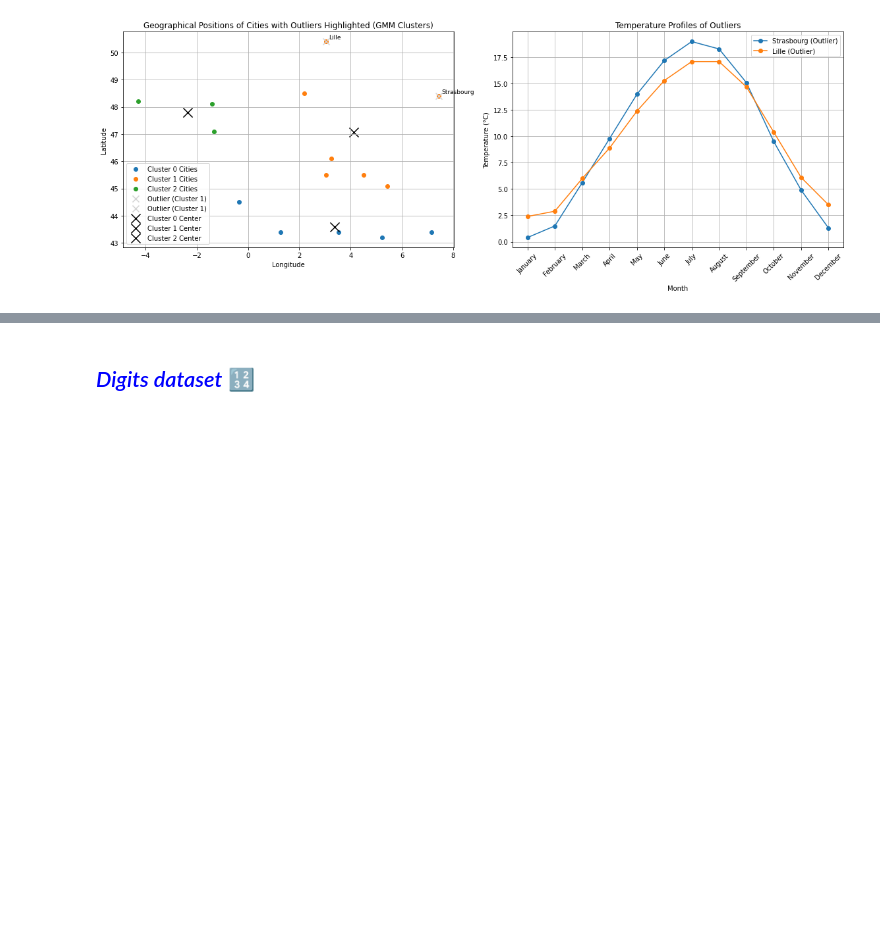
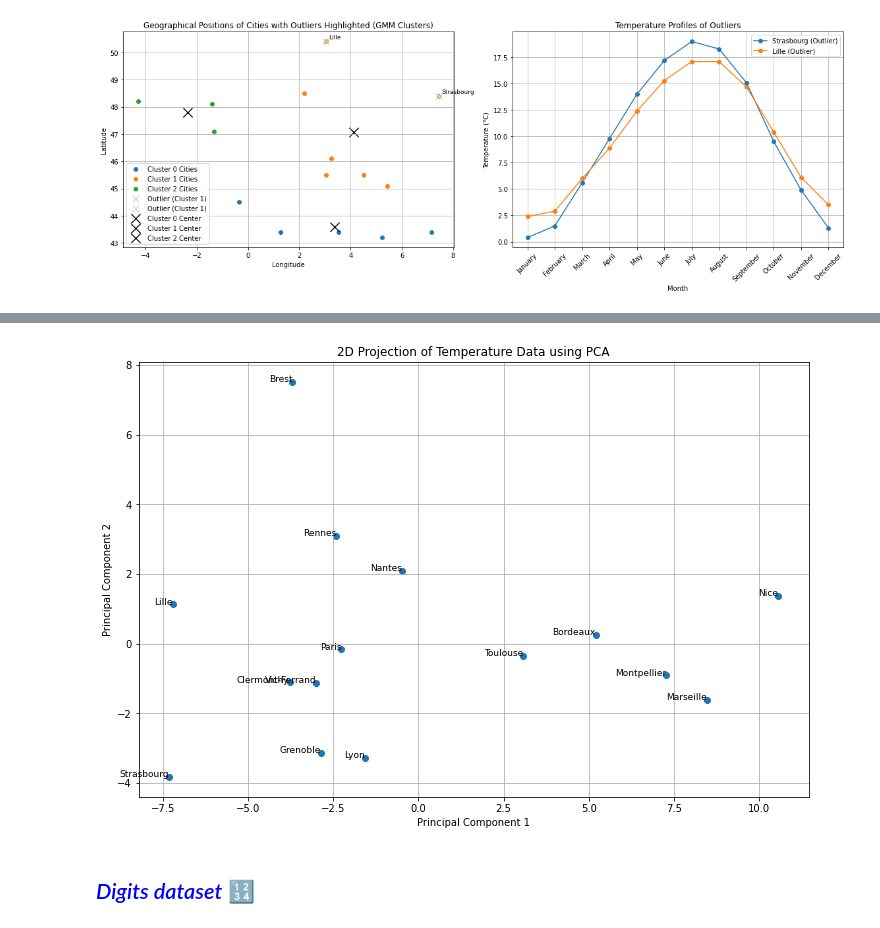
Before and after one commit to YessineMkaouar/Practical-Machine-Learning, a Jupyter notebook: temp.ipynb, the cells around one changed output, grey strips where cells are left out. Saved outputs shown, nothing was run; the diff lists cells and outputs as text; code cells hidden in the pictures; blank space fills up the shorter version.

```diff
--- a/temp.ipynb
+++ b/temp.ipynb
@@ -771,3 +840,23 @@ Strasbourg and Lille are the cities with the smallest log probability, which mea
+# %%
+# Perform PCA to reduce the dimensionality to 2
+pca = PCA(n_components=2)
+projected_data = pca.fit_transform(temperature_matrix)
+
+# Plot the projected samples
+plt.figure(figsize=(12, 8))
+plt.scatter(projected_data[:, 0], projected_data[:, 1], marker='o')
+
+# Annotate each point with the city name
+for i, city in enumerate(cities):
+    plt.text(projected_data[i, 0], projected_data[i, 1], city, fontsize=9, ha='right')
+
+plt.title("2D Projection of Temperature Data using PCA")
+plt.xlabel("Principal Component 1")
+plt.ylabel("Principal Component 2")
+plt.grid(True)
+plt.show()
+# %% [output]
+[figure, added]
 # %% [markdown]
 ## <span style="color:blue;">*Digits dataset* 🔢
 # %% [markdown]
```
Also changed, not shown: parts of 8 cells of this notebook.
